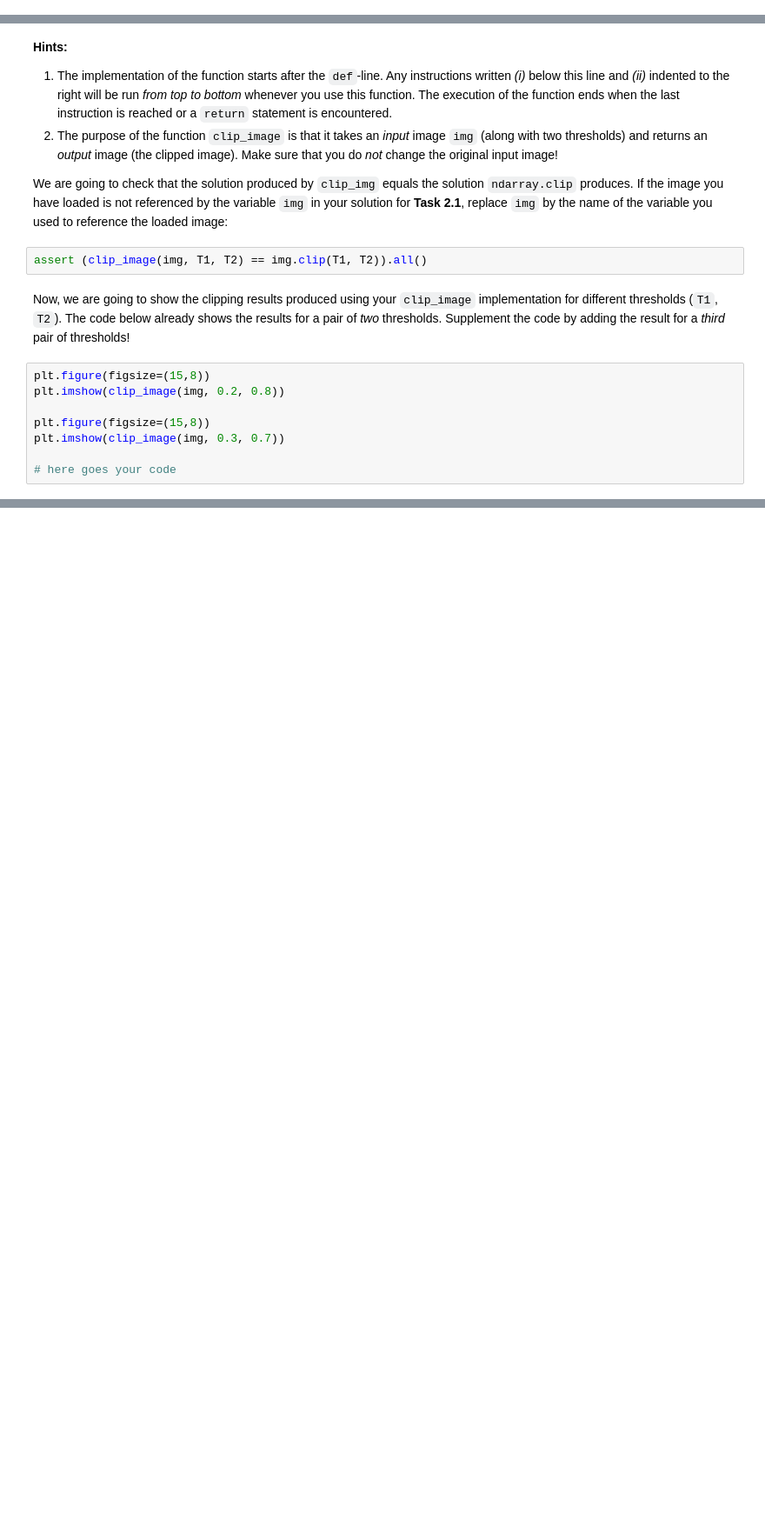
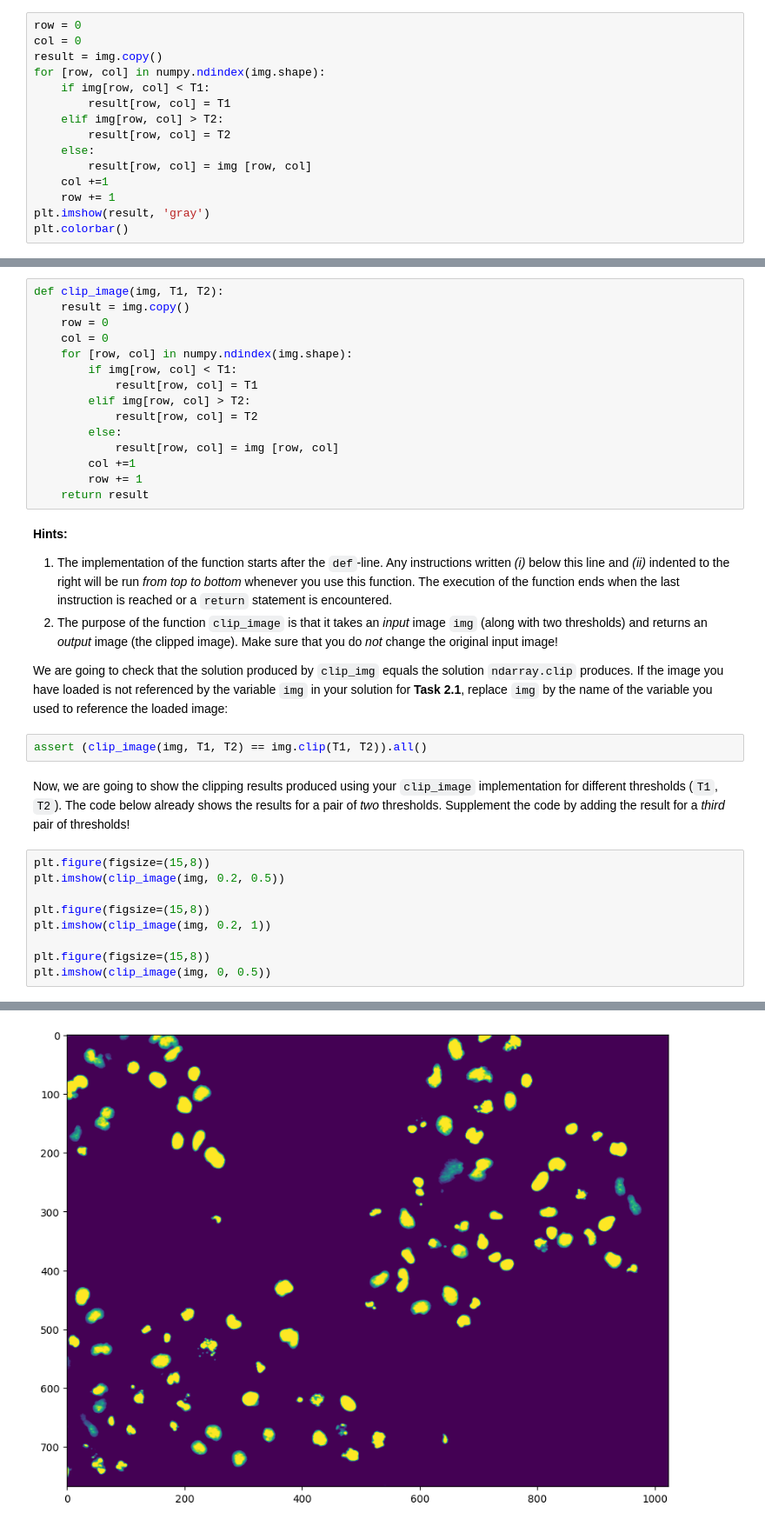
Before and after one commit to MarcelBuss/mobi-fs3-python, a Jupyter notebook: task2.ipynb, the cells around one changed output, grey strips where cells are left out. Shown at 87% size. Drawn from its saved outputs; the diff is of its cells as text; blank space fills up the shorter version.

```diff
--- a/task2.ipynb
+++ b/task2.ipynb
@@ -75,2 +78,17 @@ SyntaxError: invalid syntax (790152237.py, line 3)
 # %% [markdown]
 **<a id="#">Task 2.3.2 (b).</a>** Enter your solution below:
+# %%
+row = 0
+col = 0
+result = img.copy()
+for [row, col] in numpy.ndindex(img.shape):
+    if img[row, col] < T1:
+        result[row, col] = T1
+    elif img[row, col] > T2:
+        result[row, col] = T2
+    else:
+        result[row, col] = img [row, col]
+    col +=1
+    row += 1
+plt.imshow(result, 'gray')
+plt.colorbar()
@@ -87,3 +104,18 @@ def clip_image(img, T1, T2):
+# %%
+def clip_image(img, T1, T2):
+    result = img.copy()
+    row = 0
+    col = 0
+    for [row, col] in numpy.ndindex(img.shape):
+        if img[row, col] < T1:
+            result[row, col] = T1
+        elif img[row, col] > T2:
+            result[row, col] = T2
+        else:
+            result[row, col] = img [row, col]
+        col +=1
+        row += 1
+    return result
 # %% [markdown]
 **Hints:**
 1. The implementation of the function starts after the `def`-line. Any instructions written *(i)* below this line and *(ii)* indented to the right will be run *from top to bottom* whenever you use this function. The execution of the function ends when the last instruction is reached or a `return` statement is encountered.
@@ -96,9 +128,11 @@ assert (clip_image(img, T1, T2) == img.clip(T1, T2)).all()
 Now, we are going to show the clipping results produced using your `clip_image` implementation for different thresholds (`T1`, `T2`). The code below already shows the results for a pair of *two* thresholds. Supplement the code by adding the result for a *third* pair of thresholds!
 # %%
 plt.figure(figsize=(15,8))
-plt.imshow(clip_image(img, 0.2, 0.8))
+plt.imshow(clip_image(img, 0.2, 0.5))
 
 plt.figure(figsize=(15,8))
-plt.imshow(clip_image(img, 0.3, 0.7))
+plt.imshow(clip_image(img, 0.2, 1))
 
-# here goes your code
+plt.figure(figsize=(15,8))
+plt.imshow(clip_image(img, 0, 0.5))
+# %% [output]
@@ -104,0 +140 @@ plt.imshow(clip_image(img, 0.3, 0.7))
+[figure, added]
```
Also changed, not shown: parts of 4 cells of this notebook.
